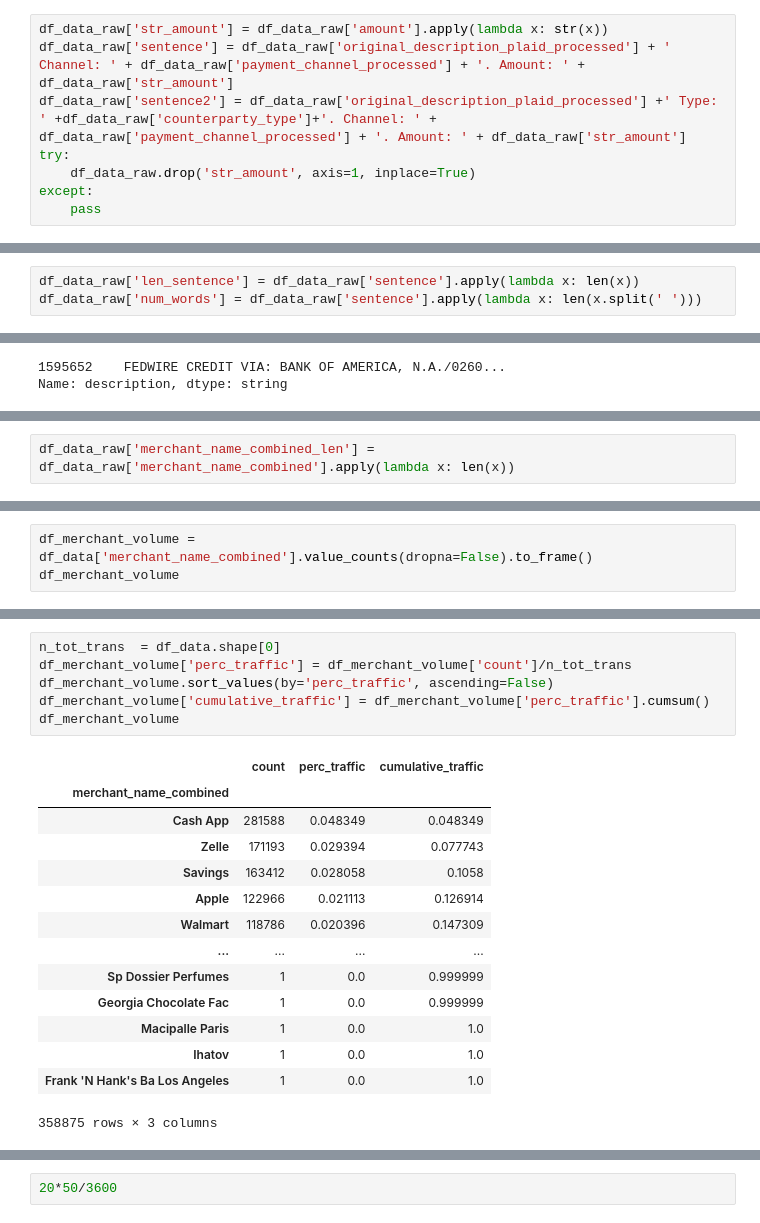
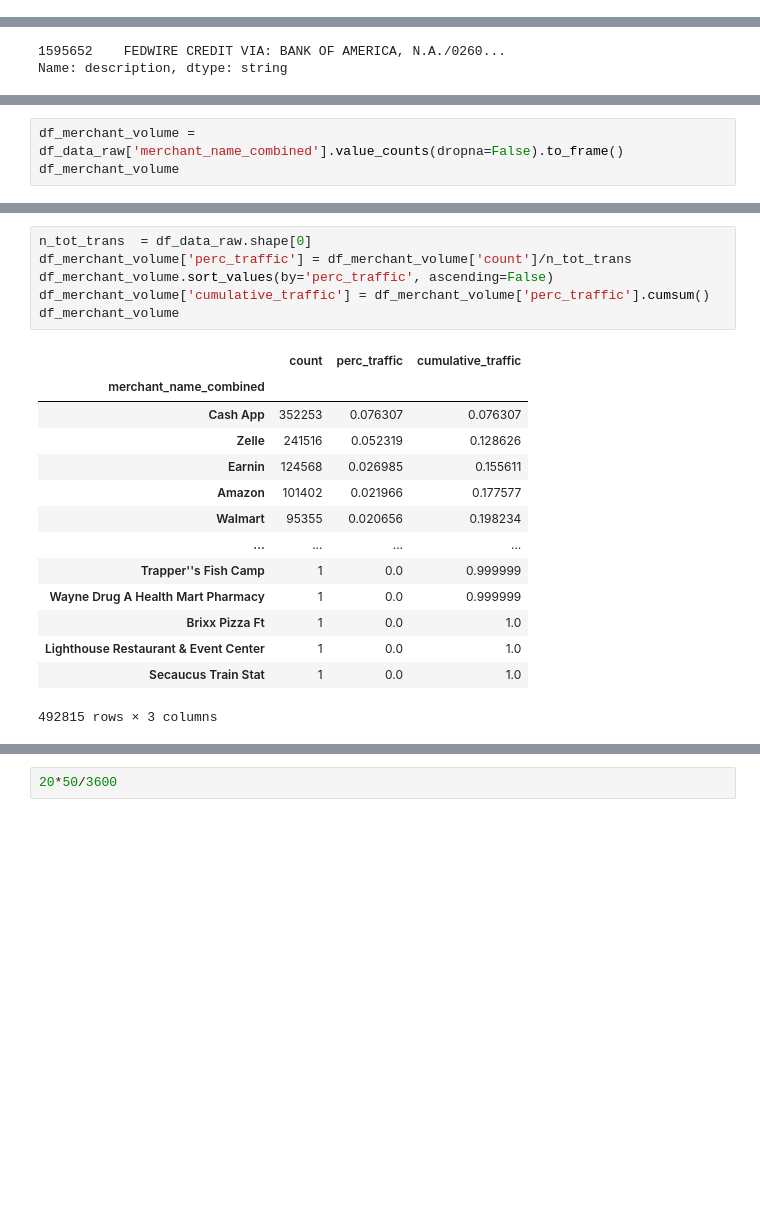
Before and after one commit to claracaste/exploration, a Jupyter notebook: MERCHANTS/data_pairs_creation_remote.ipynb, the cells around one changed output, grey strips where cells are left out. Saved outputs shown, nothing was run; the diff lists cells and outputs as text; blank space fills up the shorter version.

Commit message:
data pairs

```diff
--- a/MERCHANTS/data_pairs_creation_remote.ipynb
+++ b/MERCHANTS/data_pairs_creation_remote.ipynb
@@ -168,8 +96,0 @@ df_data_raw['original_description_plaid_processed'] =  df_data_raw['original_des
-# %%
-df_data_raw['str_amount'] = df_data_raw['amount'].apply(lambda x: str(x))
-df_data_raw['sentence'] = df_data_raw['original_description_plaid_processed'] + ' Channel: ' + df_data_raw['payment_channel_processed'] + '. Amount: ' + df_data_raw['str_amount']
-df_data_raw['sentence2'] = df_data_raw['original_description_plaid_processed'] +' Type: ' +df_data_raw['counterparty_type']+'. Channel: ' + df_data_raw['payment_channel_processed'] + '. Amount: ' + df_data_raw['str_amount']
-try:
-    df_data_raw.drop('str_amount', axis=1, inplace=True)
-except:
-    pass
@@ -178,3 +96,0 @@ except:
-# %%
-df_data_raw['len_sentence'] = df_data_raw['sentence'].apply(lambda x: len(x))
-df_data_raw['num_words'] = df_data_raw['sentence'].apply(lambda x: len(x.split(' ')))
@@ -318,2 +139,0 @@ Length: 358891, dtype: string
-# %%
-df_data_raw['merchant_name_combined_len'] = df_data_raw['merchant_name_combined'].apply(lambda x: len(x))
@@ -343,5 +140,5 @@ df_data.reset_index(drop=False)
 # %%
-df_merchant_volume = df_data['merchant_name_combined'].value_counts(dropna=False).to_frame()
+df_merchant_volume = df_data_raw['merchant_name_combined'].value_counts(dropna=False).to_frame()
 df_merchant_volume
 # %% [output]
 |  | count |
@@ -361,24 +158,24 @@ df_merchant_volume
 # %%
-n_tot_trans  = df_data.shape[0]
+n_tot_trans  = df_data_raw.shape[0]
 df_merchant_volume['perc_traffic'] = df_merchant_volume['count']/n_tot_trans
 df_merchant_volume.sort_values(by='perc_traffic', ascending=False)
 df_merchant_volume['cumulative_traffic'] = df_merchant_volume['perc_traffic'].cumsum()
 df_merchant_volume
 # %% [output]
 |  | count | perc_traffic | cumulative_traffic |
 | merchant_name_combined |  |  |  |
-| Cash App | 281588 | 0.048349 | 0.048349 |
-| Zelle | 171193 | 0.029394 | 0.077743 |
-| Savings | 163412 | 0.028058 | 0.1058 |
-| Apple | 122966 | 0.021113 | 0.126914 |
-| Walmart | 118786 | 0.020396 | 0.147309 |
+| Cash App | 352253 | 0.076307 | 0.076307 |
+| Zelle | 241516 | 0.052319 | 0.128626 |
+| Earnin | 124568 | 0.026985 | 0.155611 |
+| Amazon | 101402 | 0.021966 | 0.177577 |
+| Walmart | 95355 | 0.020656 | 0.198234 |
 | ... | ... | ... | ... |
-| Sp Dossier Perfumes | 1 | 0.0 | 0.999999 |
-| Georgia Chocolate Fac | 1 | 0.0 | 0.999999 |
-| Macipalle Paris | 1 | 0.0 | 1.0 |
-| Ihatov | 1 | 0.0 | 1.0 |
-| Frank 'N Hank's Ba Los Angeles | 1 | 0.0 | 1.0 |
+| Trapper''s Fish Camp | 1 | 0.0 | 0.999999 |
+| Wayne Drug A Health Mart Pharmacy | 1 | 0.0 | 0.999999 |
+| Brixx Pizza Ft | 1 | 0.0 | 1.0 |
+| Lighthouse Restaurant & Event Center | 1 | 0.0 | 1.0 |
+| Secaucus Train Stat | 1 | 0.0 | 1.0 |
-358875 rows × 3 columns
+492815 rows × 3 columns
 # %%
 df_merchant_volume[0:1000]
 # %% [output]
```
Also changed, not shown: parts of 49 cells of this notebook, 3 other files.
